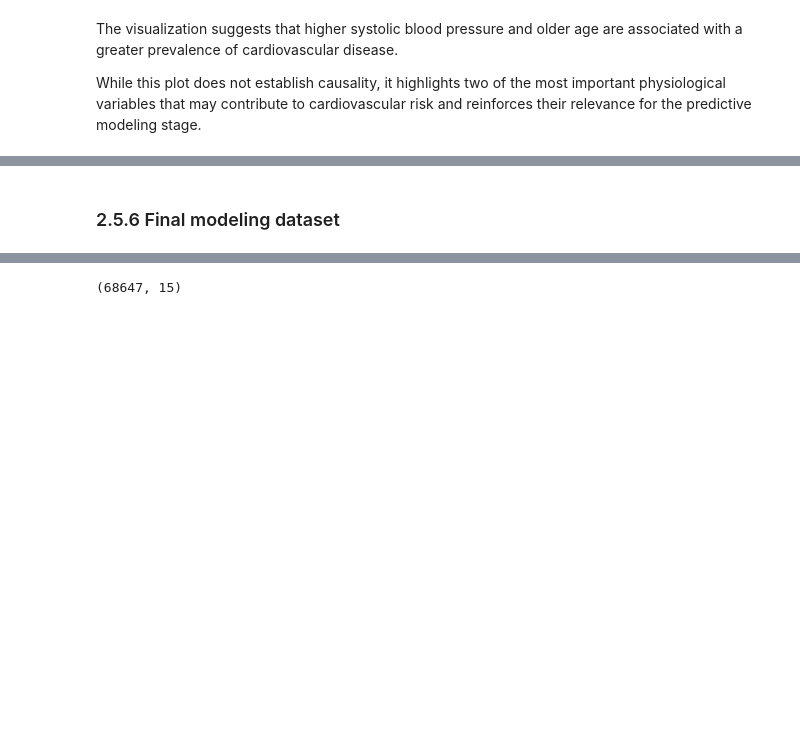
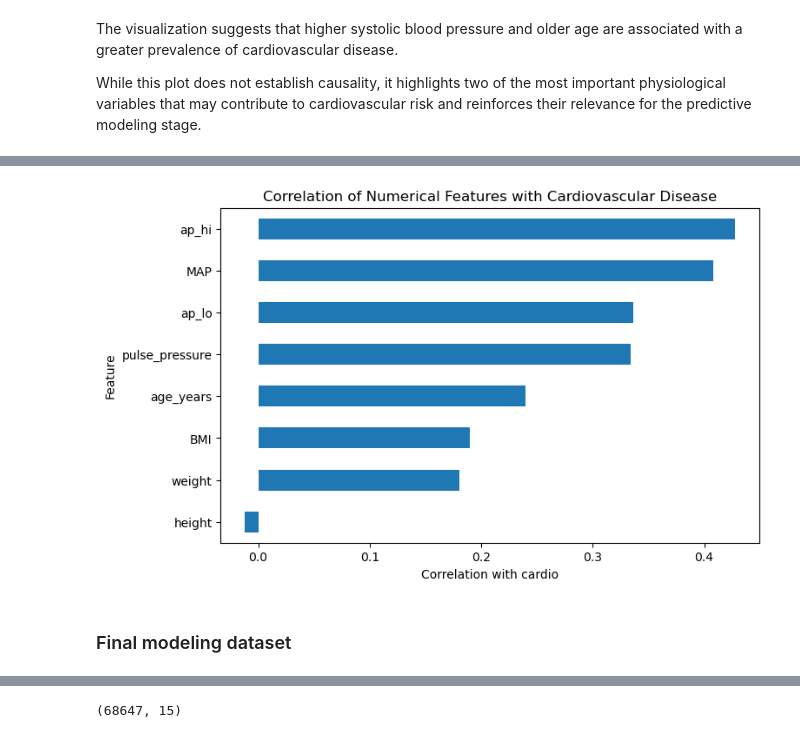
Before and after one commit to AndresAlmozara/heart-failure-prediction, a Jupyter notebook: notebooks/02_modeling.ipynb, the cells around one changed output, grey strips where cells are left out. Saved outputs shown, nothing was run; the diff lists cells and outputs as text; code cells hidden in the pictures; blank space fills up the shorter version.

```diff
--- a/notebooks/02_modeling.ipynb
+++ b/notebooks/02_modeling.ipynb
@@ -244,0 +258,4 @@ While this plot does not establish causality, it highlights two of the most impo
+# %%
+target_corr = (
+    df[numerical_features + ["cardio"]].corr()["cardio"].drop("cardio").sort_values()
+)
@@ -245,5 +281,15 @@ While this plot does not establish causality, it highlights two of the most impo
+# %%
+target_corr.plot(kind="barh", figsize=(8, 5))
+
+plt.title("Correlation of Numerical Features with Cardiovascular Disease")
+plt.xlabel("Correlation with cardio")
+plt.ylabel("Feature")
+
+plt.show()
+# %% [output]
+[figure, added]
 # %% [markdown]
-### 2.5.6 Final modeling dataset
+### Final modeling dataset
 # %%
 df.columns
 # %% [output]
```
Also changed, not shown: parts of 104 cells of this notebook, 2 other files.
